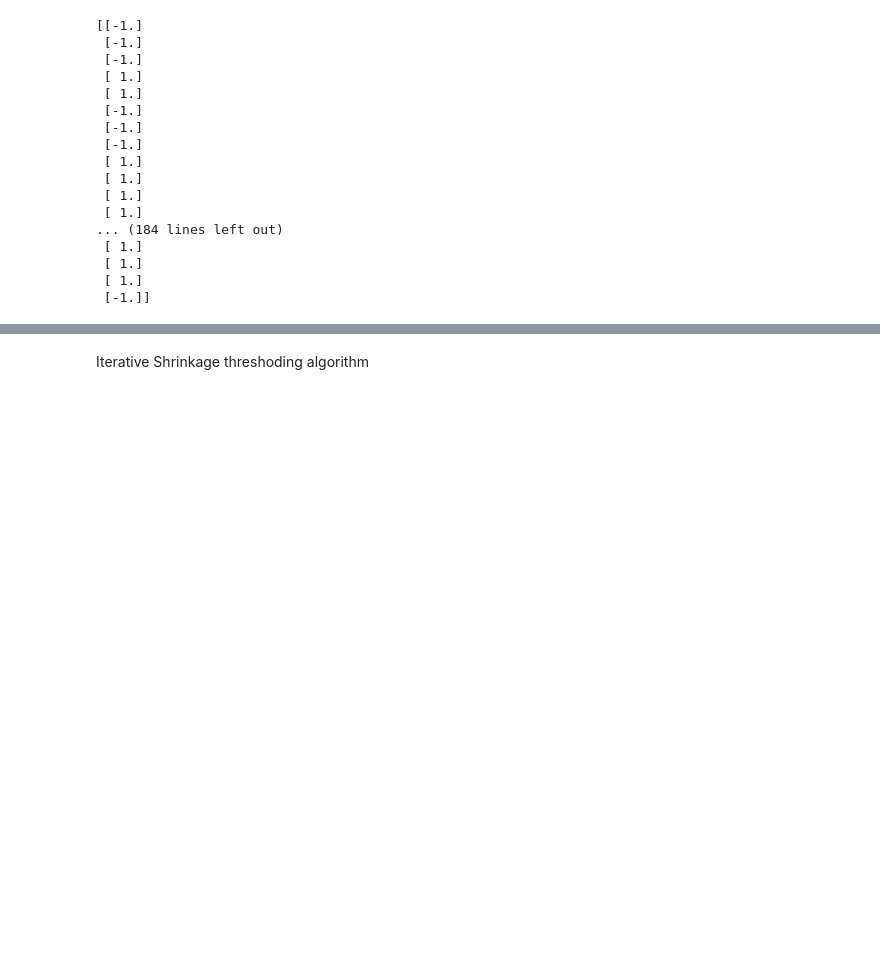
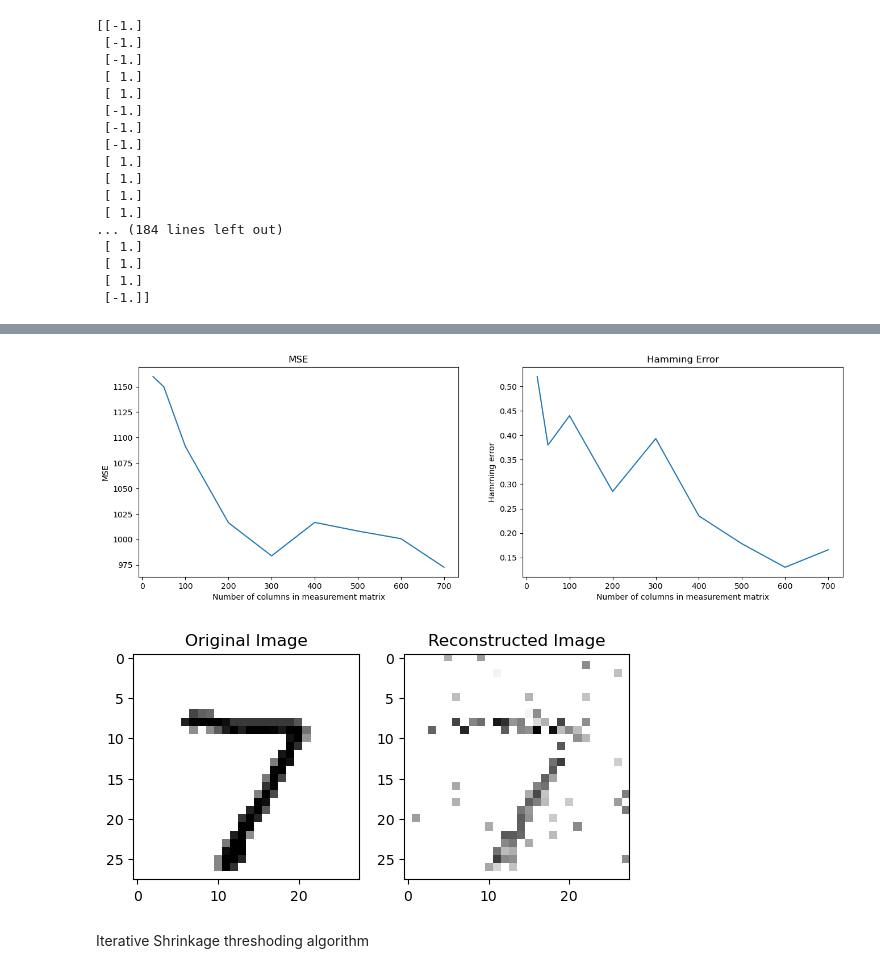
Before and after one commit to josephine-king/EE4740_ImageCompression, a Jupyter notebook: image_compression.ipynb, the cells around one changed output, grey strips where cells are left out. Cells and saved outputs as stored; diff of their text form; code cells hidden in the pictures; blank space fills up the shorter version.

```diff
--- a/image_compression.ipynb
+++ b/image_compression.ipynb
@@ -261,3 +255,47 @@ plot_est_images(sparse_data, estimate)
+# %%
+# Test out BIHT algorithm
+num_img = 1
+meas_matrix_dims = [25, 50, 100, 200, 300, 400, 500, 600, 700]
+mses = []
+hamming_errors = []
+data = import_mnist_data(num_img)
+sparse_data = sparsify_data(data, 100)
+for m in meas_matrix_dims:
+    mse_dim = []
+    hamming_error_dim = []
+
+    for idx in range(0,num_img):
+        curr_data = sparse_data[idx,:]
+        meas_matrix = make_meas_matrix(m,784)
+        measurement = np.reshape(get_measurements(curr_data, meas_matrix), (m,1))
+        estimate, convergence = binary_iht(meas_matrix, measurement, 0.1, 1e-5, 80, 1000)
+        # Renormalize
+        estimate = abs(estimate) * 255/(np.max(abs(estimate)))
+        mse = calculate_normalized_mse(curr_data, estimate)
+        hamming_error = calculate_hamming_error(measurement, meas_matrix, estimate)
+        mse_dim.append(mse)
+        hamming_error_dim.append(hamming_error)
+
+
+    mses.append(np.mean(mse_dim))
+    hamming_errors.append(np.mean(hamming_error_dim))
+# %%
+fig, axs = plt.subplots(1, 2)
+fig.set_figwidth(16)
+axs[0].plot(meas_matrix_dims, mses)
+axs[0].set_title("MSE")
+axs[0].set_xlabel("Number of columns in measurement matrix")
+axs[0].set_ylabel("MSE")
+axs[1].plot(meas_matrix_dims, hamming_errors)
+axs[1].set_title("Hamming Error")
+axs[1].set_xlabel("Number of columns in measurement matrix")
+axs[1].set_ylabel("Hamming error")
+plt.show()
+
+plot_est_images(curr_data, estimate)
+# %% [output]
+[figure, added]
+[figure, added]
 # %% [markdown]
 Iterative Shrinkage threshoding algorithm
 # %%
```
Also changed, not shown: parts of 6 cells of this notebook.
